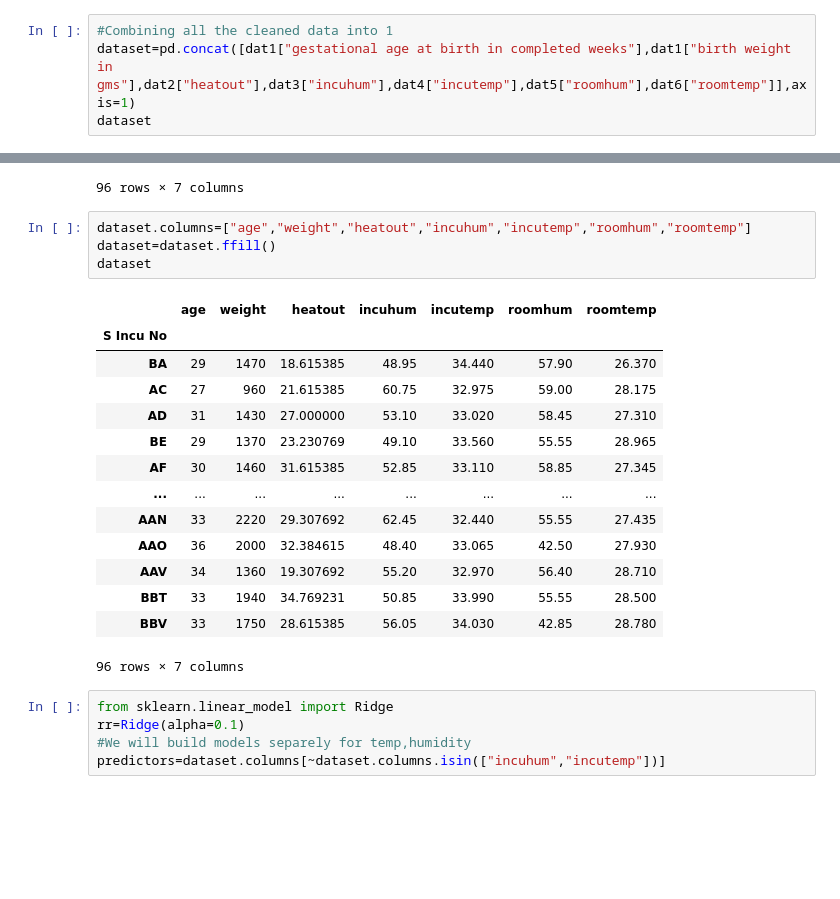
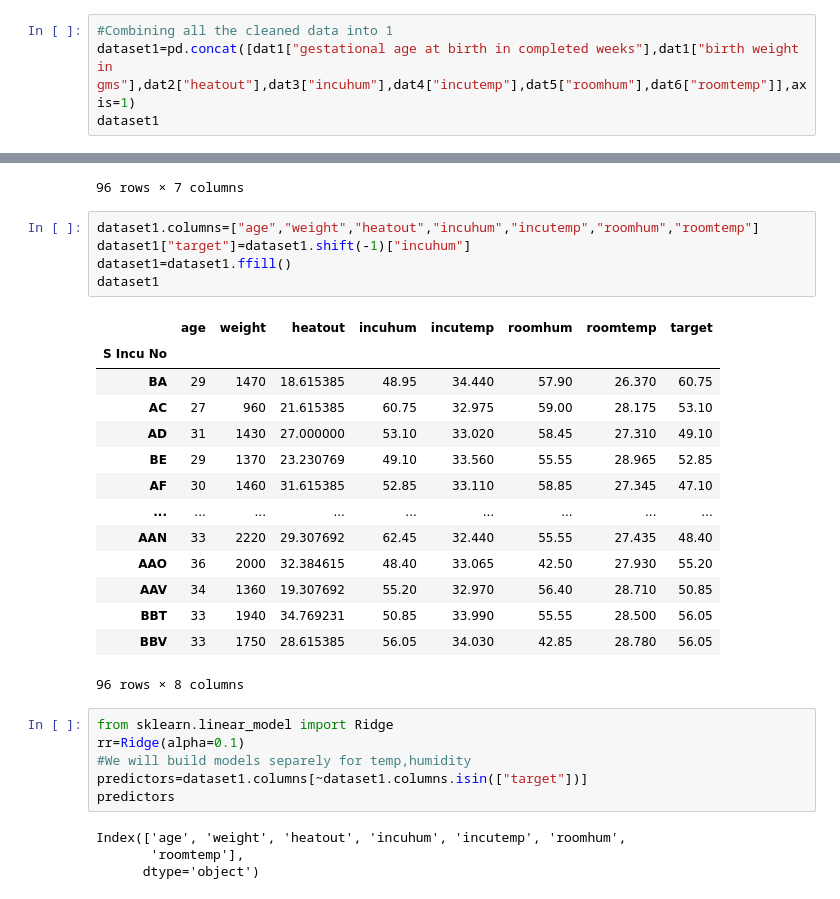
Before and after one commit to Biancaa-R/Humidity-sensors-reading-prediction-and-Incubator-parameters-determination, a Jupyter notebook: incu_parameters/predictive_ridge.ipynb, the cells around one changed output, grey strips where cells are left out. Cells and saved outputs as stored; diff of their text form; blank space fills up the shorter version.

```diff
--- a/incu_parameters/predictive_ridge.ipynb
+++ b/incu_parameters/predictive_ridge.ipynb
@@ -138,8 +138,8 @@ BBV    28.780
 Name: roomtemp, Length: 96, dtype: float64
 # %%
 #Combining all the cleaned data into 1
-dataset=pd.concat([dat1["gestational age at birth in completed weeks"],dat1["birth weight in gms"],dat2["heatout"],dat3["incuhum"],dat4["incutemp"],dat5["roomhum"],dat6["roomtemp"]],axis=1)
-dataset
+dataset1=pd.concat([dat1["gestational age at birth in completed weeks"],dat1["birth weight in gms"],dat2["heatout"],dat3["incuhum"],dat4["incutemp"],dat5["roomhum"],dat6["roomtemp"]],axis=1)
+dataset1
 # %% [output]
 |  | gestational age at birth in compl... | birth weight in gms | heatout | incuhum | incutemp | roomhum | roomtemp |
 | S Incu No |  |  |  |  |  |  |  |
@@ -156,29 +156,35 @@ dataset
 | BBV | 33 | 1750 | 28.615385 | 56.05 | 34.030 | 42.85 | 28.780 |
 96 rows × 7 columns
 # %%
-dataset.columns=["age","weight","heatout","incuhum","incutemp","roomhum","roomtemp"]
-dataset=dataset.ffill()
-dataset
+dataset1.columns=["age","weight","heatout","incuhum","incutemp","roomhum","roomtemp"]
+dataset1["target"]=dataset1.shift(-1)["incuhum"]
+dataset1=dataset1.ffill()
+dataset1
 # %% [output]
-|  | age | weight | heatout | incuhum | incutemp | roomhum | roomtemp |
-| S Incu No |  |  |  |  |  |  |  |
-| BA | 29 | 1470 | 18.615385 | 48.95 | 34.440 | 57.90 | 26.370 |
-| AC | 27 | 960 | 21.615385 | 60.75 | 32.975 | 59.00 | 28.175 |
-| AD | 31 | 1430 | 27.000000 | 53.10 | 33.020 | 58.45 | 27.310 |
-| BE | 29 | 1370 | 23.230769 | 49.10 | 33.560 | 55.55 | 28.965 |
-| AF | 30 | 1460 | 31.615385 | 52.85 | 33.110 | 58.85 | 27.345 |
-| ... | ... | ... | ... | ... | ... | ... | ... |
-| AAN | 33 | 2220 | 29.307692 | 62.45 | 32.440 | 55.55 | 27.435 |
-| AAO | 36 | 2000 | 32.384615 | 48.40 | 33.065 | 42.50 | 27.930 |
-| AAV | 34 | 1360 | 19.307692 | 55.20 | 32.970 | 56.40 | 28.710 |
-| BBT | 33 | 1940 | 34.769231 | 50.85 | 33.990 | 55.55 | 28.500 |
-| BBV | 33 | 1750 | 28.615385 | 56.05 | 34.030 | 42.85 | 28.780 |
+|  | age | weight | heatout | incuhum | incutemp | roomhum | roomtemp | target |
+| S Incu No |  |  |  |  |  |  |  |  |
+| BA | 29 | 1470 | 18.615385 | 48.95 | 34.440 | 57.90 | 26.370 | 60.75 |
+| AC | 27 | 960 | 21.615385 | 60.75 | 32.975 | 59.00 | 28.175 | 53.10 |
+| AD | 31 | 1430 | 27.000000 | 53.10 | 33.020 | 58.45 | 27.310 | 49.10 |
+| BE | 29 | 1370 | 23.230769 | 49.10 | 33.560 | 55.55 | 28.965 | 52.85 |
+| AF | 30 | 1460 | 31.615385 | 52.85 | 33.110 | 58.85 | 27.345 | 47.10 |
+| ... | ... | ... | ... | ... | ... | ... | ... | ... |
+| AAN | 33 | 2220 | 29.307692 | 62.45 | 32.440 | 55.55 | 27.435 | 48.40 |
+| AAO | 36 | 2000 | 32.384615 | 48.40 | 33.065 | 42.50 | 27.930 | 55.20 |
+| AAV | 34 | 1360 | 19.307692 | 55.20 | 32.970 | 56.40 | 28.710 | 50.85 |
+| BBT | 33 | 1940 | 34.769231 | 50.85 | 33.990 | 55.55 | 28.500 | 56.05 |
+| BBV | 33 | 1750 | 28.615385 | 56.05 | 34.030 | 42.85 | 28.780 | 56.05 |
-96 rows × 7 columns
+96 rows × 8 columns
 # %%
 from sklearn.linear_model import Ridge
 rr=Ridge(alpha=0.1)
 #We will build models separely for temp,humidity
-predictors=dataset.columns[~dataset.columns.isin(["incuhum","incutemp"])]
+predictors=dataset1.columns[~dataset1.columns.isin(["target"])]
+predictors
+# %% [output]
+Index(['age', 'weight', 'heatout', 'incuhum', 'incutemp', 'roomhum',
+       'roomtemp'],
+      dtype='object')
 # %%
 
 #Using ridge here as babies are not fixed,as time passes data of more babies are availabe
```
Also changed, not shown: parts of 2 cells of this notebook, 1 other file.
